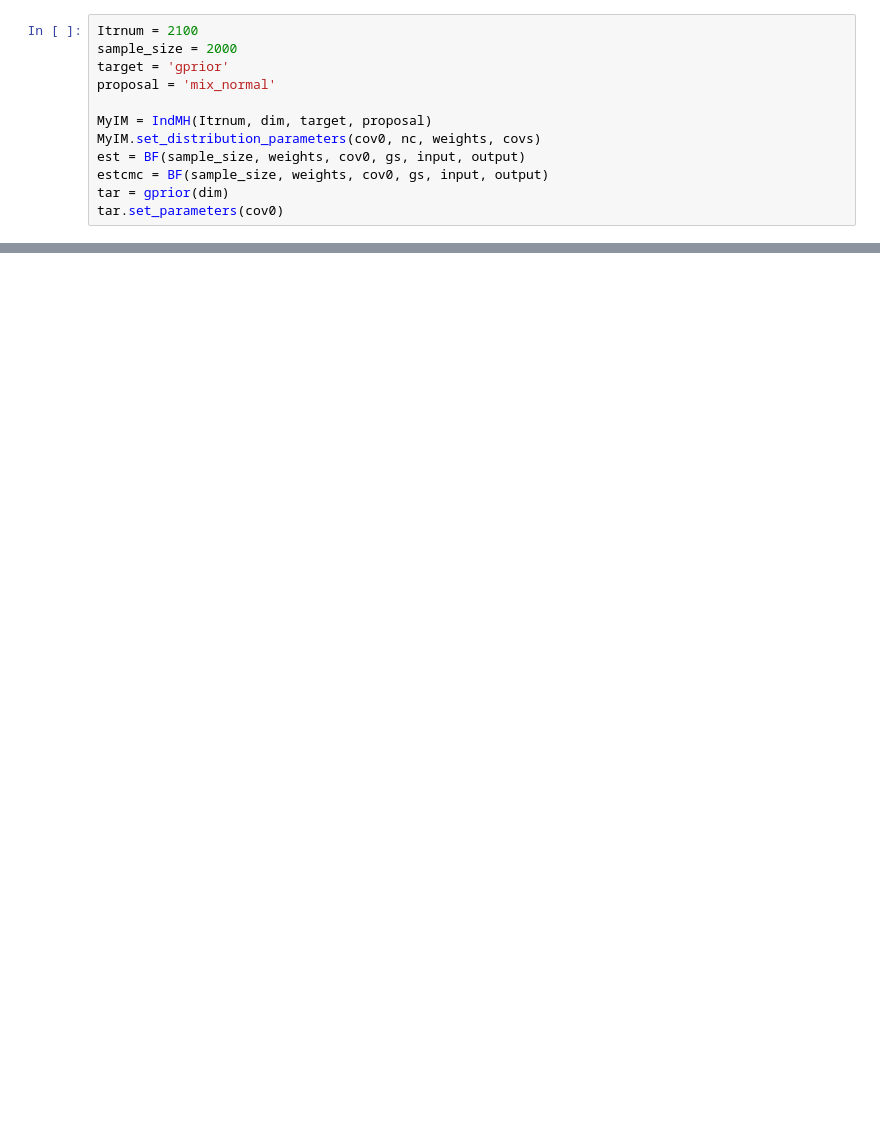
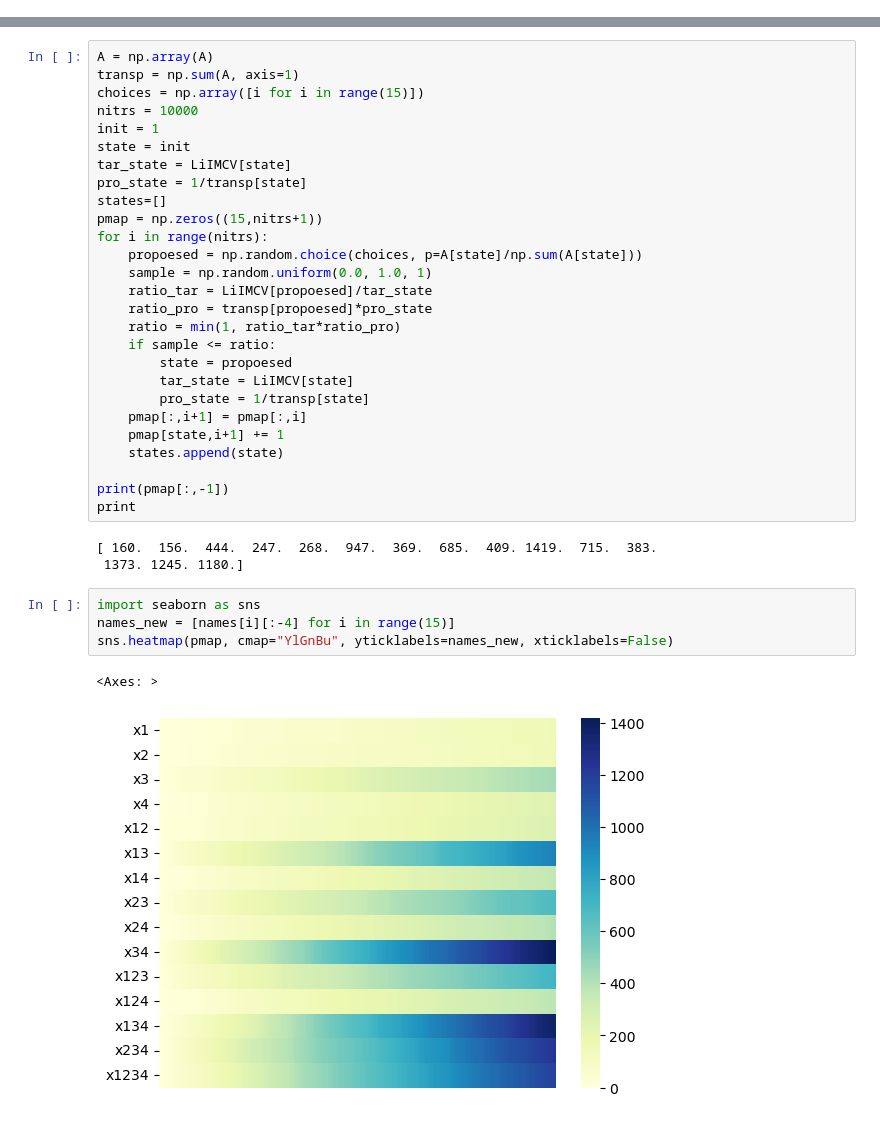
Before and after one commit to cliusir123/VRforIM, a Jupyter notebook: gexp/g_prior.ipynb, the cells around one changed output, grey strips where cells are left out. Cells and saved outputs as stored; diff of their text form; blank space fills up the shorter version.

```diff
--- a/gexp/g_prior.ipynb
+++ b/gexp/g_prior.ipynb
@@ -116,12 +39,0 @@ plt.show()
-# %%
-Itrnum = 2100
-sample_size = 2000
-target = 'gprior'
-proposal = 'mix_normal'
-
-MyIM = IndMH(Itrnum, dim, target, proposal)
-MyIM.set_distribution_parameters(cov0, nc, weights, covs)
-est = BF(sample_size, weights, cov0, gs, input, output)
-estcmc = BF(sample_size, weights, cov0, gs, input, output)
-tar = gprior(dim)
-tar.set_parameters(cov0)
@@ -176,0 +226,37 @@ VRF: 810133.5525277806
+# %%
+A = np.array(A)
+transp = np.sum(A, axis=1)
+choices = np.array([i for i in range(15)])
+nitrs = 10000
+init = 1
+state = init
+tar_state = LiIMCV[state]
+pro_state = 1/transp[state]
+states=[]
+pmap = np.zeros((15,nitrs+1))
+for i in range(nitrs):
+    propoesed = np.random.choice(choices, p=A[state]/np.sum(A[state]))
+    sample = np.random.uniform(0.0, 1.0, 1)
+    ratio_tar = LiIMCV[propoesed]/tar_state
+    ratio_pro = transp[propoesed]*pro_state
+    ratio = min(1, ratio_tar*ratio_pro)
+    if sample <= ratio:
+        state = propoesed
+        tar_state = LiIMCV[state]
+        pro_state = 1/transp[state]
+    pmap[:,i+1] = pmap[:,i]
+    pmap[state,i+1] += 1
+    states.append(state)
+
+print(pmap[:,-1])
+print
+# %% [output]
+[ 160.  156.  444.  247.  268.  947.  369.  685.  409. 1419.  715.  383.
+ 1373. 1245. 1180.]
+# %%
+import seaborn as sns
+names_new = [names[i][:-4] for i in range(15)]
+sns.heatmap(pmap, cmap="YlGnBu", yticklabels=names_new, xticklabels=False)
+# %% [output]
+<Axes: >
+[figure, added]
```
Also changed, not shown: parts of 12 cells of this notebook, 19 other files.
